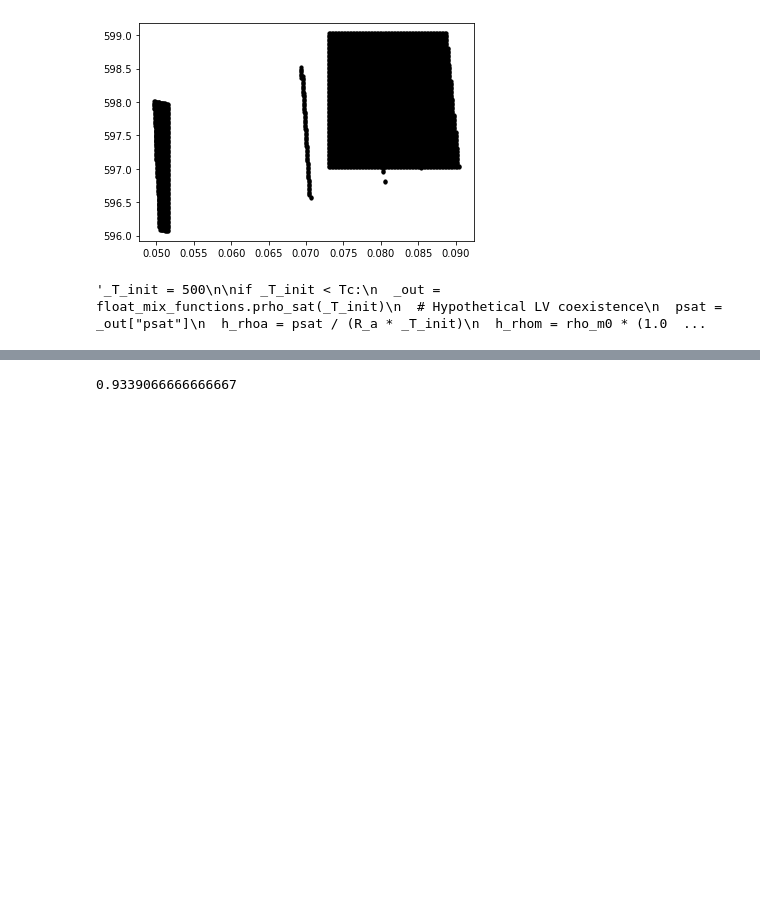
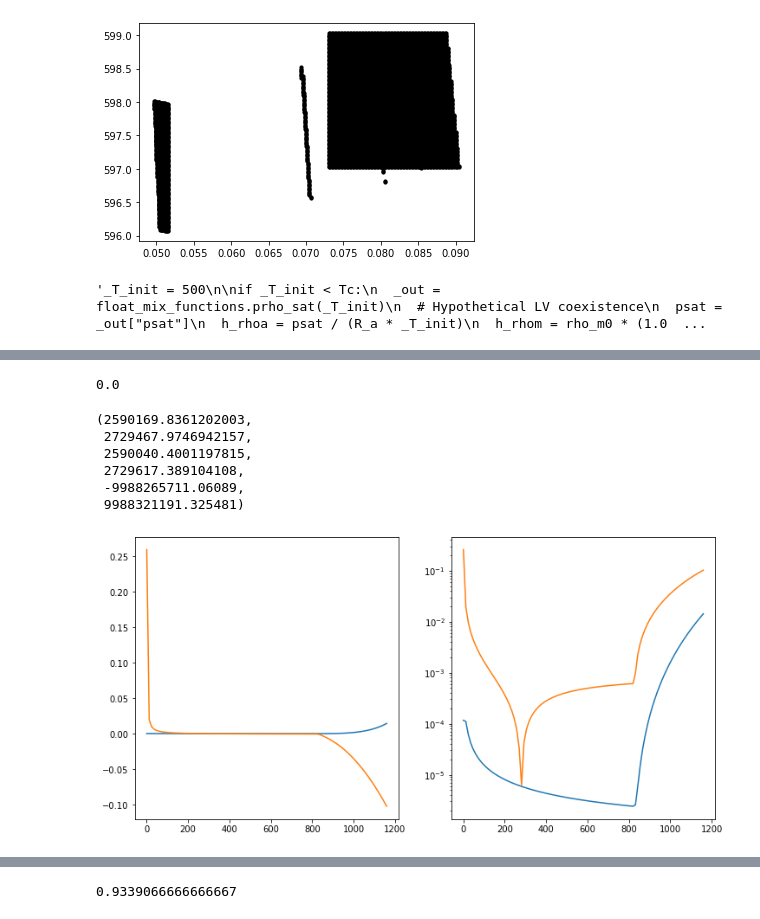
Before and after one commit to fredriclam/iapws95_light, a Jupyter notebook: WLMA_tester.ipynb, the cells around one changed output, grey strips where cells are left out. Drawn from its saved outputs; the diff is of its cells as text; code cells hidden in the pictures; blank space fills up the shorter version.

Commit message:
Update to robust WLMA method

```diff
--- a/WLMA_tester.ipynb
+++ b/WLMA_tester.ipynb
@@ -914,0 +1017,76 @@ mg_p_calc.ravel()[_ind], mg_p_target.ravel()[_ind]
+# %%
+def p_LMA(T, yw, ya, ym):
+  ''' Compute volume fraction of sum of gases (also called porosity). '''
+  # Define useful quantities: additive constant to magma EOS
+  sym1 = K - p_m0
+  # Define partial pressure of gas mixture
+  sym2 = (ya * R_a + yw * 0 * mixtureWLMA.R) * rho_mix * T
+  # Define negative b (from quadratic formula)
+  b = (sym1 - sym2 - K / rho_m0 * ym * rho_mix)
+  phi =  0.5 / sym1 * (b + np.sqrt(b*b + 4*sym1*sym2))
+
+  # Return pressure
+  return (ya * R_a + yw * 0 * mixtureWLMA.R) * rho_mix * T \
+    + (1.0 - phi) * (p_m0 - K) + (K / rho_m0 * ym * rho_mix)
+
+p_LMA(390, yw, ya, 1.0 - ya - yw)
+# %% [output]
+0.0
+# %%
+# Brute force search in rhow for vol minimization (accept T)
+_loc_T = 501.8211525221583
+
+ym = 1.0 - (ya + yw)
+_f_from_rho_w = lambda rho_w: kern(yw * rho_mix / rho_w, _loc_T)[0]
+_loc_rhow_range = np.linspace(1, 1160, 100)
+_f_in_range = np.array([_f_from_rho_w(rho_w) for rho_w in _loc_rhow_range])
+plt.figure(figsize=(12,6))
+plt.subplot(1,2,1)
+plt.plot(_loc_rhow_range, _f_in_range)
+plt.subplot(1,2,2)
+plt.semilogy(_loc_rhow_range, np.abs(_f_in_range))
+
+_a, _b = .001, 1160
+_bisection_count = 16
+
+# Bisect for volume condition using water density as a variable
+for i in range(_bisection_count):
+  _m = 0.5 * (_a + _b)
+  if _f_from_rho_w(_m)[1] * _f_from_rho_w(_a)[1] < 0:
+    # m & a different sign; replace b
+    _b = _m
+  else:
+    _a = _m
+_a, _b, _f_from_rho_w(_a)
+_m
+# _alphaw_test = yw * rho_mix / _a
+# mix_impedance = _alphaw_test / (_a + float_mix_functions.sound_speed(_a, _loc_T)) + (1 - _alphaw_test) / (np.sqrt(rho_m0 * K))
+# 1/(rho_mix*mix_impedance)
+
+# Output pressure from LMA submixture with rho_mix -> rho_mix - rho_w *
+# alpha_m = rho_w
+
+sym1 = K - p_m0
+# Define partial pressure of gas mixture
+sym2 = (ya * R_a + yw * 0 * mixtureWLMA.R) * rho_mix * _loc_T
+# Define negative b (from quadratic formula)
+b = (sym1 - sym2 - K / rho_m0 * ym * rho_mix)
+phi =  0.5 / sym1 * (b + np.sqrt(b*b + 4*sym1*sym2))
+
+_alphaw = rho_mix * yw / _m
+phi_mod = _alphaw
+
+# Return LMA pressure
+p_LMA = (ya * R_a + yw * 0 * mixtureWLMA.R) * rho_mix * _loc_T \
+  + (1.0 - phi_mod) * (p_m0 - K) + (K / rho_m0 * ym * rho_mix)
+(1.0 - _alphaw) * p_LMA + (_alphaw) * float_phi_functions.p(_m, _loc_T) \
+  , solution["p"], p_LMA, float_phi_functions.p(_m, _loc_T),\
+  (1.0 - phi) * (p_m0 - K),  (K / rho_m0 * ym * rho_mix)
+# %% [output]
+(2590169.8361202003,
+ 2729467.9746942157,
+ 2590040.4001197815,
+ 2729617.389104108,
+ -9988265711.06089,
+ 9988321191.325481)
+[figure, added]
```
Also changed, not shown: parts of 34 cells of this notebook.
